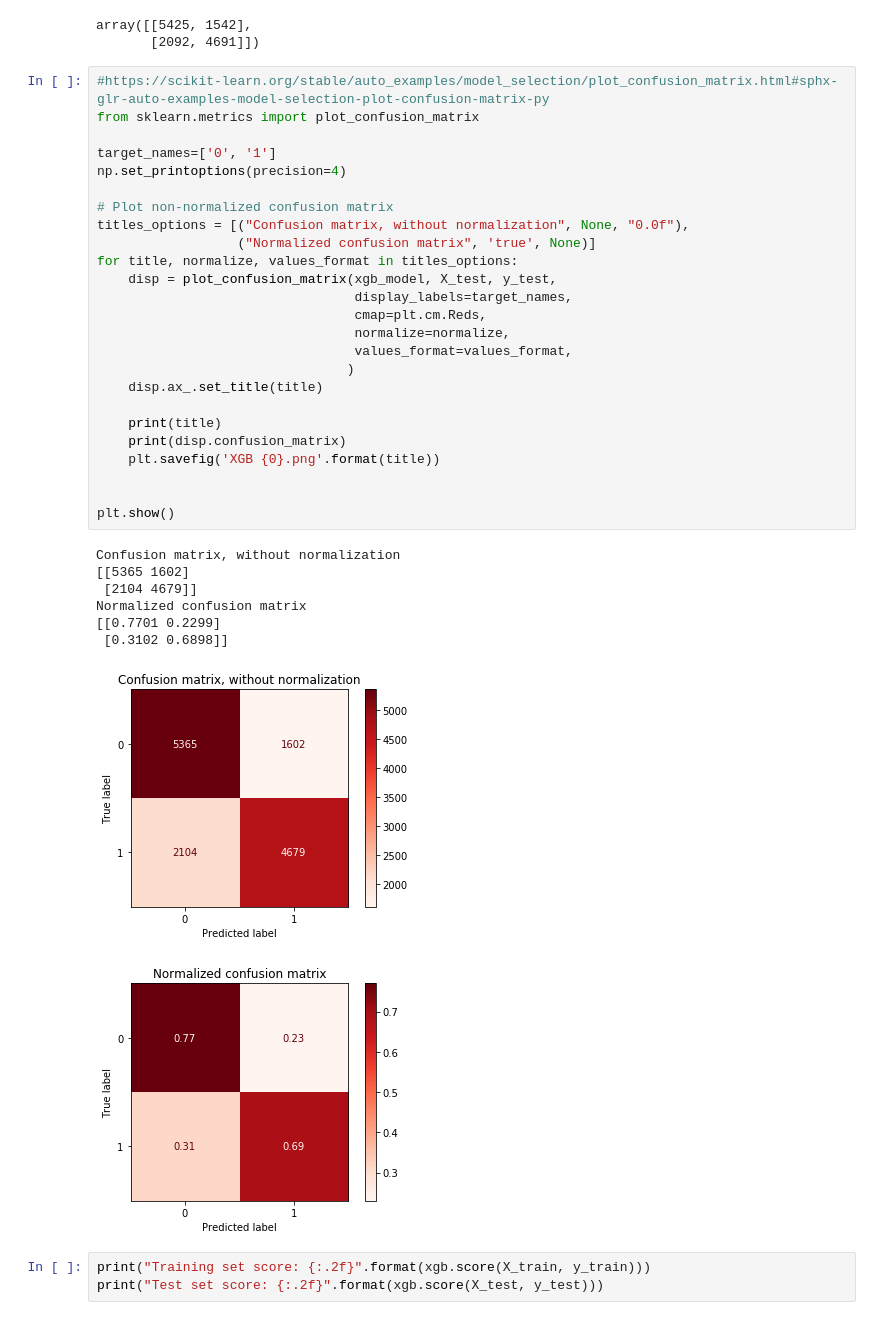
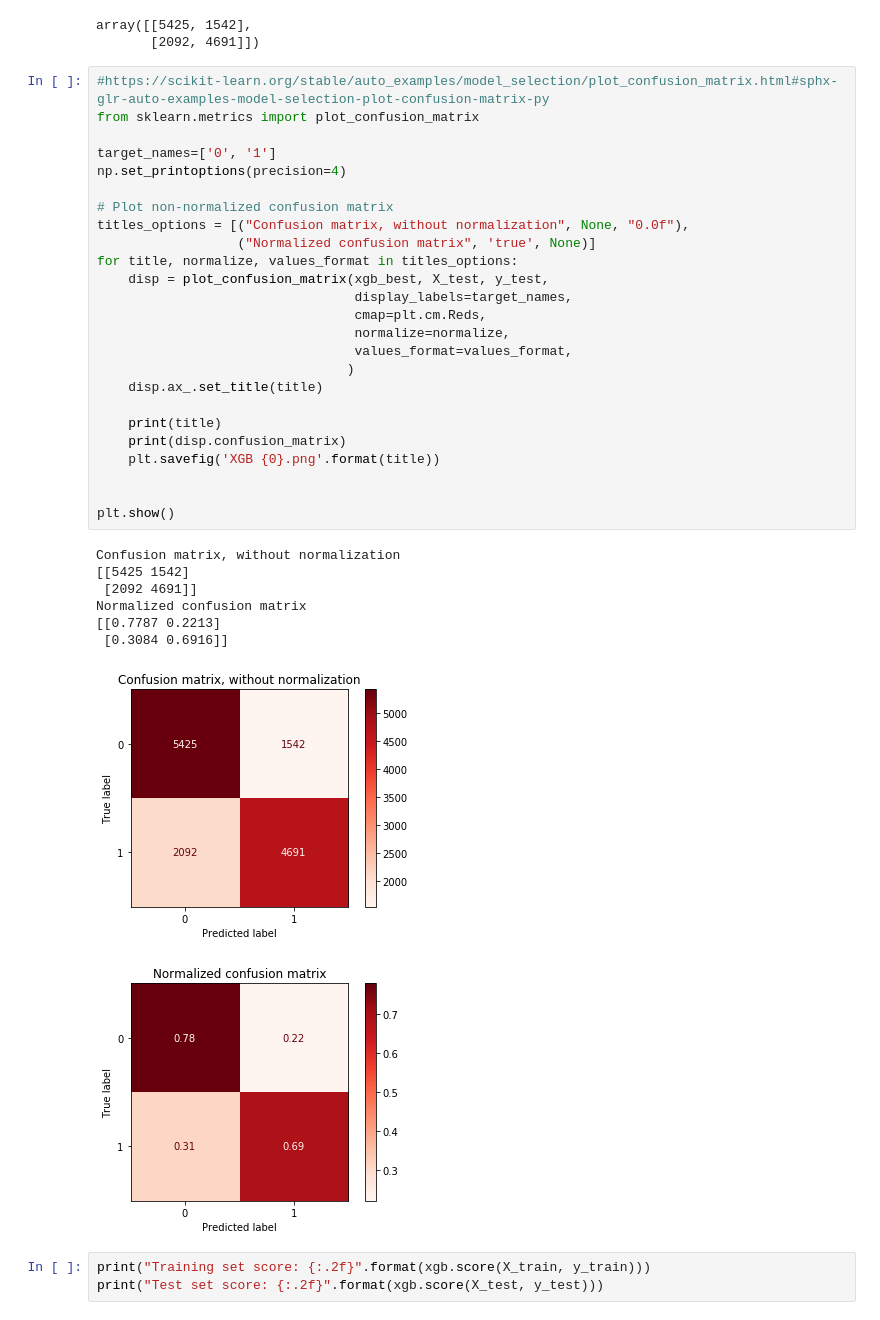
Before and after one commit to jsbernet/capstone_healthcare, a Jupyter notebook: modeling/Cardio_XGBoost.ipynb, the cells around one changed output. Drawn from its saved outputs; the diff is of its cells as text.

Commit message:
Corrected confusion matrix plots

```diff
--- a/modeling/Cardio_XGBoost.ipynb
+++ b/modeling/Cardio_XGBoost.ipynb
@@ -379,36 +379,36 @@ array([[5425, 1542],
 # %%
 #https://scikit-learn.org/stable/auto_examples/model_selection/plot_confusion_matrix.html#sphx-glr-auto-examples-model-selection-plot-confusion-matrix-py
 from sklearn.metrics import plot_confusion_matrix
 
 target_names=['0', '1']
 np.set_printoptions(precision=4)
 
 # Plot non-normalized confusion matrix
 titles_options = [("Confusion matrix, without normalization", None, "0.0f"),
                   ("Normalized confusion matrix", 'true', None)]
 for title, normalize, values_format in titles_options:
-    disp = plot_confusion_matrix(xgb_model, X_test, y_test,
+    disp = plot_confusion_matrix(xgb_best, X_test, y_test,
                                  display_labels=target_names,
                                  cmap=plt.cm.Reds,
                                  normalize=normalize,
                                  values_format=values_format,
                                 )
     disp.ax_.set_title(title)
 
     print(title)
     print(disp.confusion_matrix)
     plt.savefig('XGB {0}.png'.format(title))
 
 
 plt.show()
 # %% [output]
 Confusion matrix, without normalization
-[[5365 1602]
- [2104 4679]]
+[[5425 1542]
+ [2092 4691]]
 Normalized confusion matrix
-[[0.7701 0.2299]
- [0.3102 0.6898]]
+[[0.7787 0.2213]
+ [0.3084 0.6916]]
-[figure, old version]
+[figure, new version]
 [figure]
 # %%
 print("Training set score: {:.2f}".format(xgb.score(X_train, y_train)))
```
